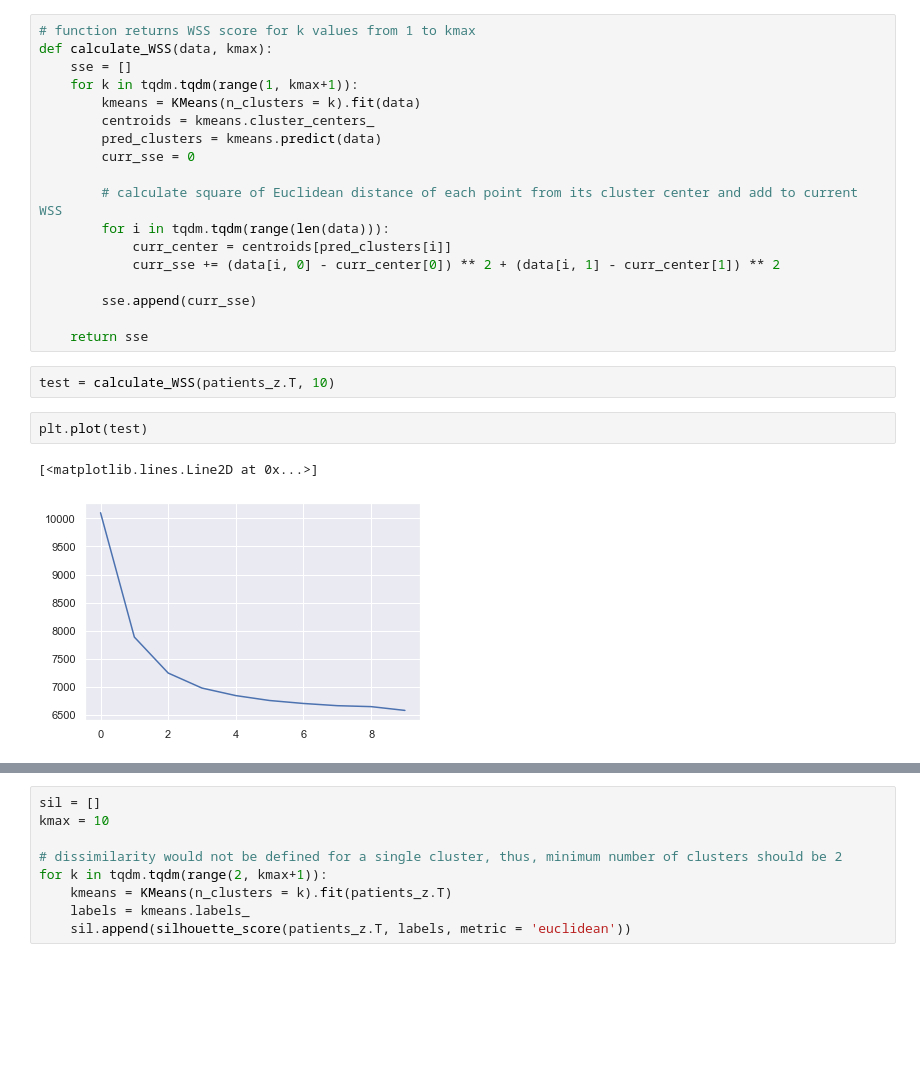
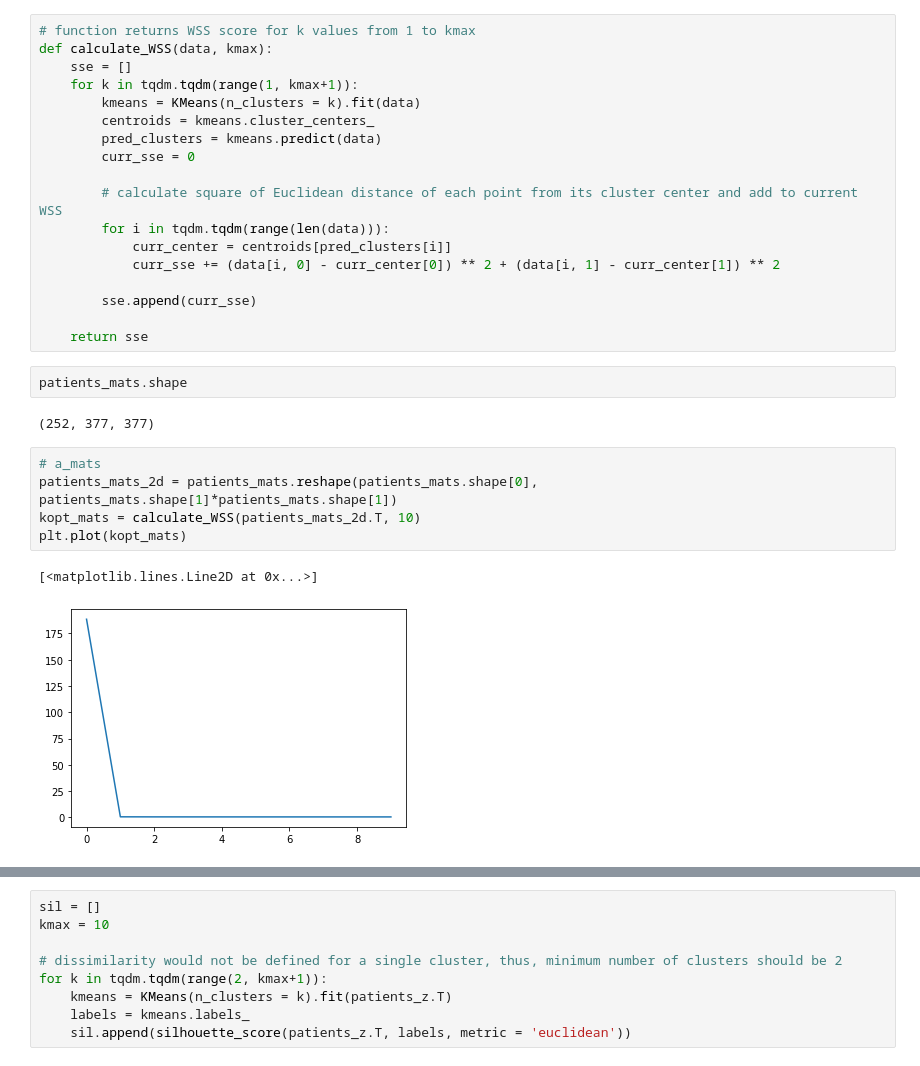
Before and after one commit to Dominic-DallOsto/translational-neuromodelling-mdd, a Jupyter notebook: Dataset Analysis/descriptive_stats.ipynb, the cells around one changed output, grey strips where cells are left out. Drawn from its saved outputs; the diff is of its cells as text; blank space fills up the shorter version.

```diff
--- a/Dataset Analysis/descriptive_stats.ipynb
+++ b/Dataset Analysis/descriptive_stats.ipynb
@@ -946,10 +936,15 @@ def calculate_WSS(data, kmax):
         sse.append(curr_sse)
 
     return sse
-# %%
-test = calculate_WSS(patients_z.T, 10)
-# %%
-plt.plot(test)
-# %% [output]
-[<matplotlib.lines.Line2D at 0x...>]
-[figure, removed]
+# %%
+patients_mats.shape
+# %% [output]
+(252, 377, 377)
+# %%
+# a_mats
+patients_mats_2d = patients_mats.reshape(patients_mats.shape[0], patients_mats.shape[1]*patients_mats.shape[1])
+kopt_mats = calculate_WSS(patients_mats_2d.T, 10)
+plt.plot(kopt_mats)
+# %% [output]
+[<matplotlib.lines.Line2D at 0x...>]
+[figure, added]
```
Also changed, not shown: parts of 20 cells of this notebook.
